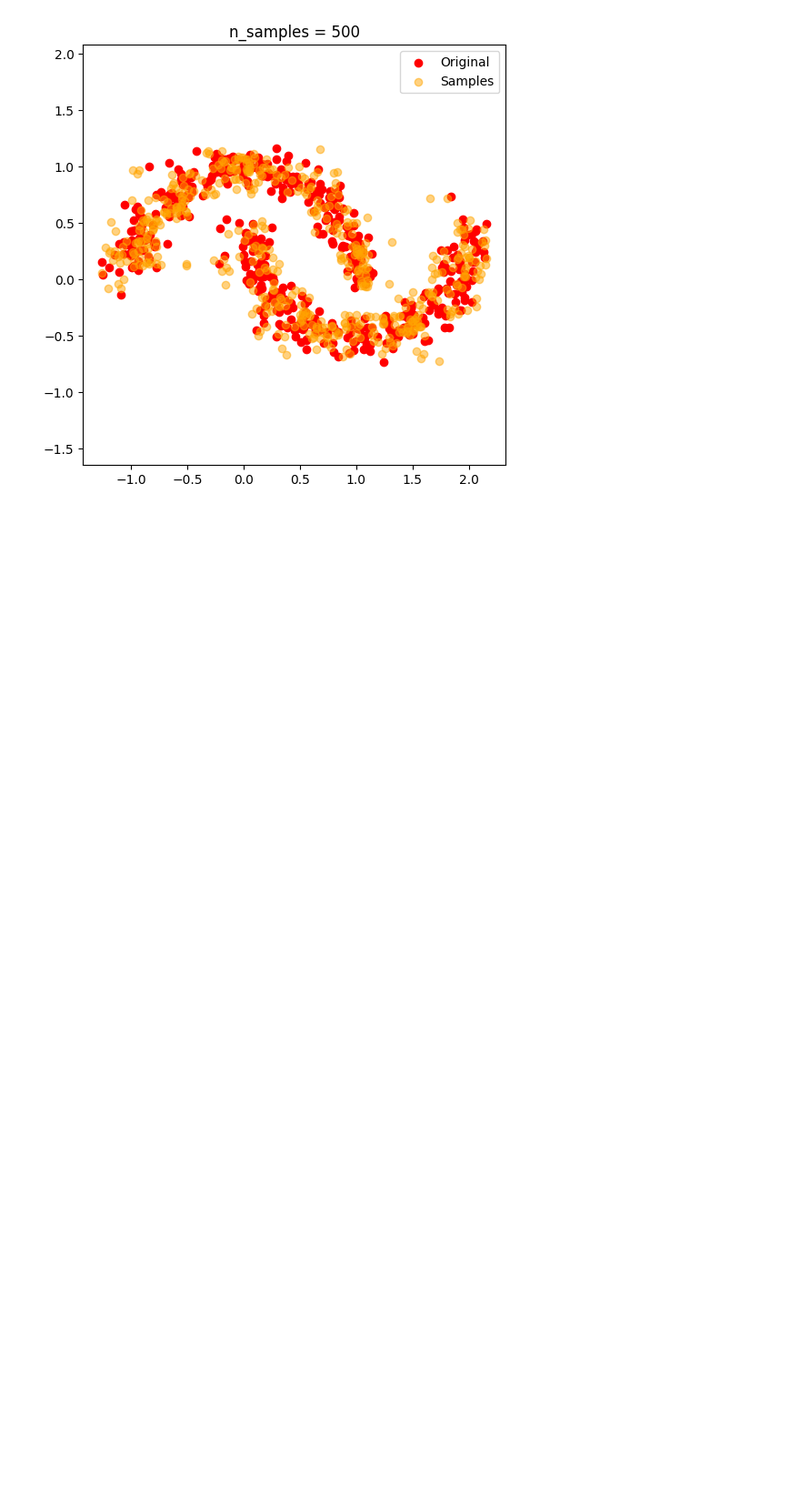
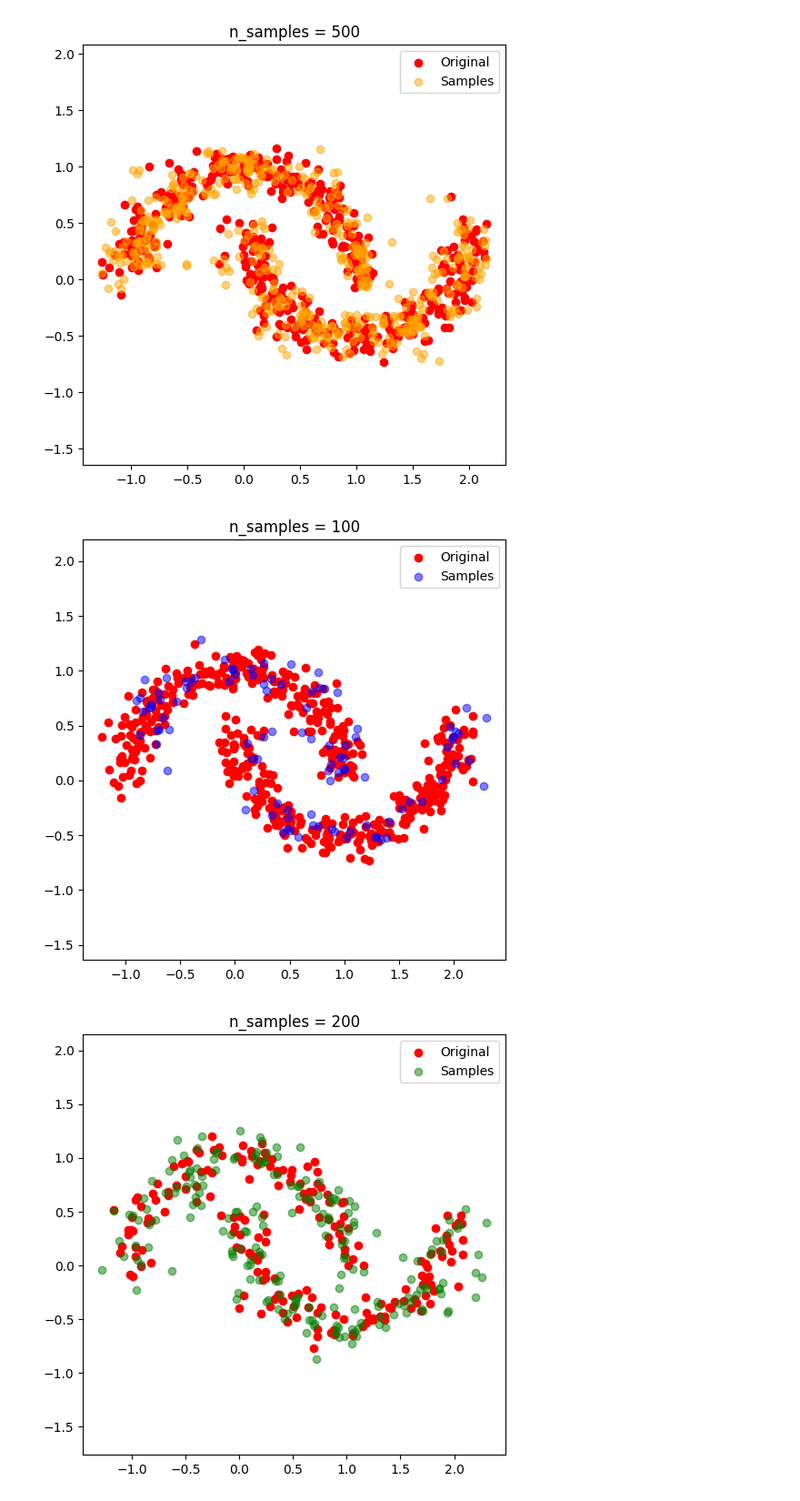
Before and after one commit to juancprolam/generative_neural_networks_for_the_sciences, a Jupyter notebook: Lea1.ipynb, the cells around one changed output. Shown: that part at 91% size. Cells and saved outputs as stored; diff of their text form; code cells hidden in the pictures; blank space fills up the shorter version.

```diff
--- a/Lea1.ipynb
+++ b/Lea1.ipynb
@@ -338,0 +470,44 @@ class KDE:
+# %%
+#create the KDE objects and fit them to the data
+kde1 = KDE(bw_method=my_bw_method, random_state=42)
+kde1.fit(x1)                # just pass X
+samples1 = kde1.sample(100)
+
+kde2 = KDE(bw_method=my_bw_method, random_state=42)
+kde2.fit(x2)
+samples2 = kde2.sample(200)
+
+kde5 = KDE(bw_method=my_bw_method, random_state=42)
+kde5.fit(x5)
+samples5 = kde5.sample(500)
+
+
+# First dataset with 100 samples
+plt.figure(figsize=(6,6))
+plt.scatter(x1[:,0], x1[:,1], color='red', label='Original')
+plt.scatter(samples1[:,0], samples1[:,1], color='blue', alpha=0.5, label='Samples')
+plt.title("n_samples = 100")
+plt.axis('equal')
+plt.legend()
+plt.show()
+
+# Second dataset with 200 samples
+plt.figure(figsize=(6,6))
+plt.scatter(x2[:,0], x2[:,1], color='red', label='Original')
+plt.scatter(samples2[:,0], samples2[:,1], color='green', alpha=0.5, label='Samples')
+plt.title("n_samples = 200")
+plt.axis('equal')
+plt.legend()
+plt.show()
+
+# Third dataset with 500 samples
+plt.figure(figsize=(6,6))
+plt.scatter(x5[:,0], x5[:,1], color='red', label='Original')
+plt.scatter(samples5[:,0], samples5[:,1], color='orange', alpha=0.5, label='Samples')
+plt.title("n_samples = 500")
+plt.axis('equal')
+plt.legend()
+plt.show()
+# %% [output]
+[figure, added]
+[figure, added]
```
Also changed, not shown: parts of 2 cells of this notebook.
